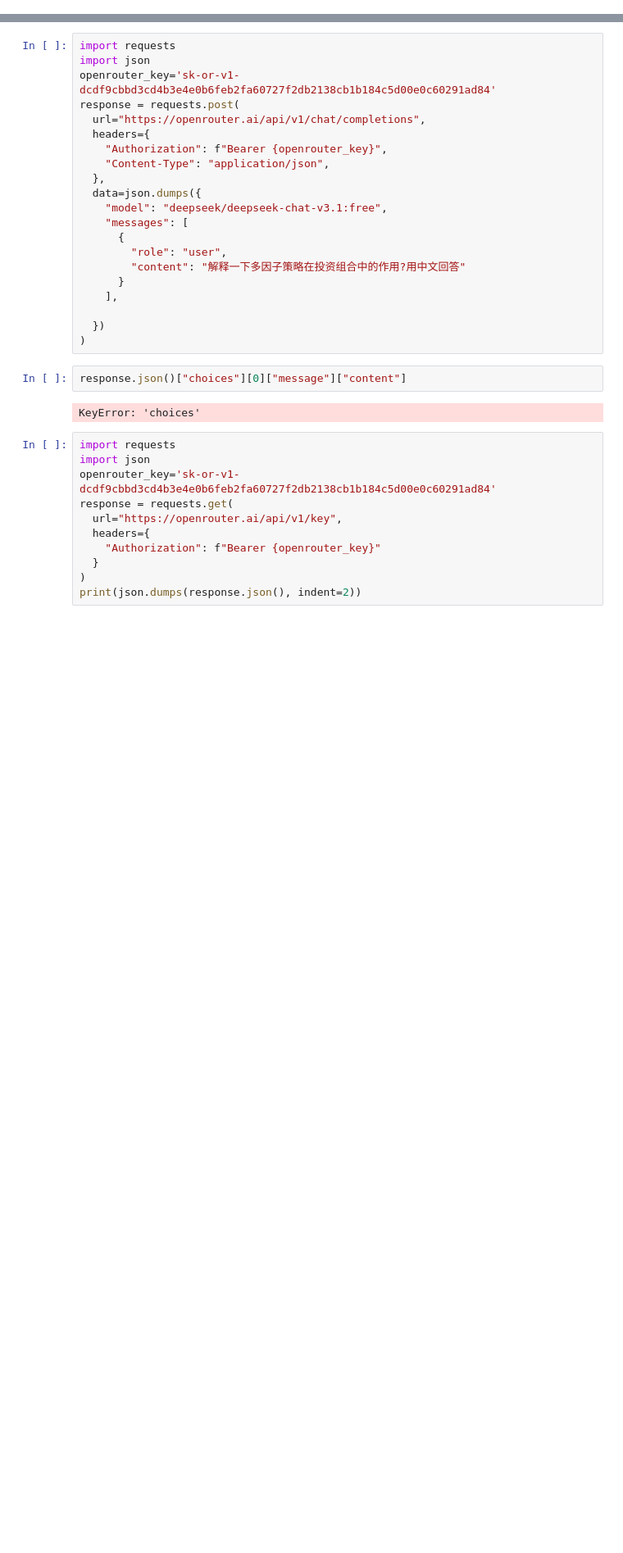
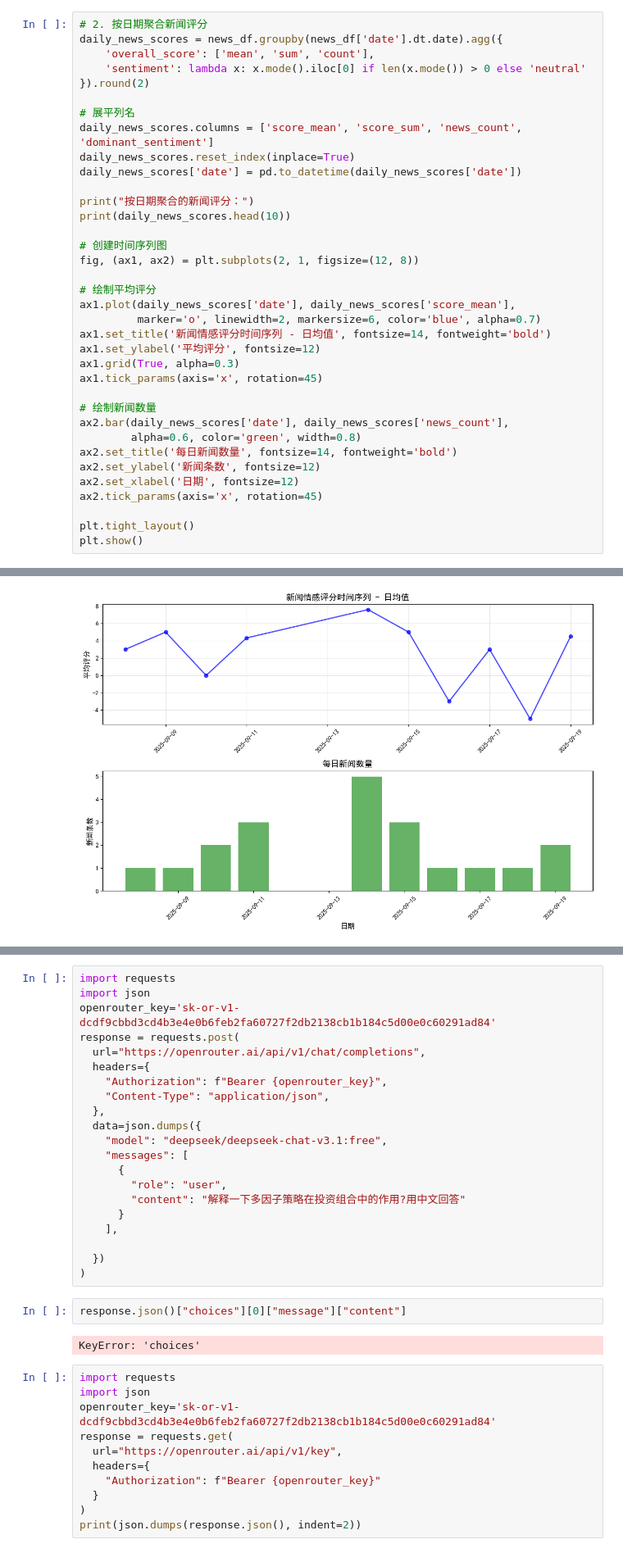
Before and after one commit to Ultraaaman/myQ, a Jupyter notebook: scripts/test_api.ipynb, the cells around one changed output, grey strips where cells are left out. Shown at 82% size. Saved outputs shown, nothing was run; the diff lists cells and outputs as text; blank space fills up the shorter version.

```diff
--- a/scripts/test_api.ipynb
+++ b/scripts/test_api.ipynb
@@ -0,0 +282,37 @@
+# %%
+# 2. 按日期聚合新闻评分
+daily_news_scores = news_df.groupby(news_df['date'].dt.date).agg({
+    'overall_score': ['mean', 'sum', 'count'],
+    'sentiment': lambda x: x.mode().iloc[0] if len(x.mode()) > 0 else 'neutral'
+}).round(2)
+
+# 展平列名
+daily_news_scores.columns = ['score_mean', 'score_sum', 'news_count', 'dominant_sentiment']
+daily_news_scores.reset_index(inplace=True)
+daily_news_scores['date'] = pd.to_datetime(daily_news_scores['date'])
+
+print("按日期聚合的新闻评分：")
+print(daily_news_scores.head(10))
+
+# 创建时间序列图
+fig, (ax1, ax2) = plt.subplots(2, 1, figsize=(12, 8))
+
+# 绘制平均评分
+ax1.plot(daily_news_scores['date'], daily_news_scores['score_mean'],
+         marker='o', linewidth=2, markersize=6, color='blue', alpha=0.7)
+ax1.set_title('新闻情感评分时间序列 - 日均值', fontsize=14, fontweight='bold')
+ax1.set_ylabel('平均评分', fontsize=12)
+ax1.grid(True, alpha=0.3)
+ax1.tick_params(axis='x', rotation=45)
+
+# 绘制新闻数量
+ax2.bar(daily_news_scores['date'], daily_news_scores['news_count'],
+        alpha=0.6, color='green', width=0.8)
+ax2.set_title('每日新闻数量', fontsize=14, fontweight='bold')
+ax2.set_ylabel('新闻条数', fontsize=12)
+ax2.set_xlabel('日期', fontsize=12)
+ax2.tick_params(axis='x', rotation=45)
+
+plt.tight_layout()
+plt.show()
+# %% [output]
@@ -0,0 +331 @@
+[figure, added]
```
Also changed, not shown: parts of 19 cells of this notebook, 12 other files.
